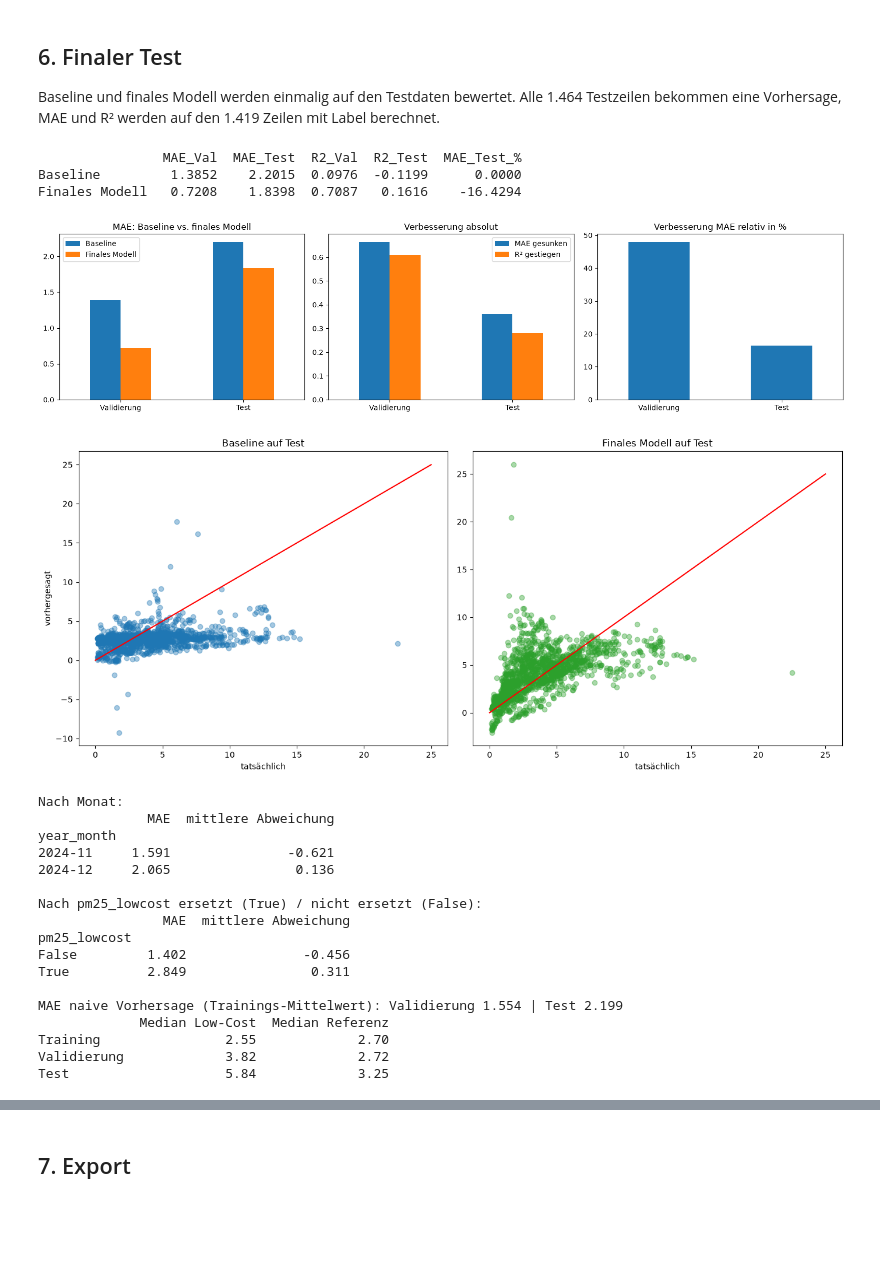
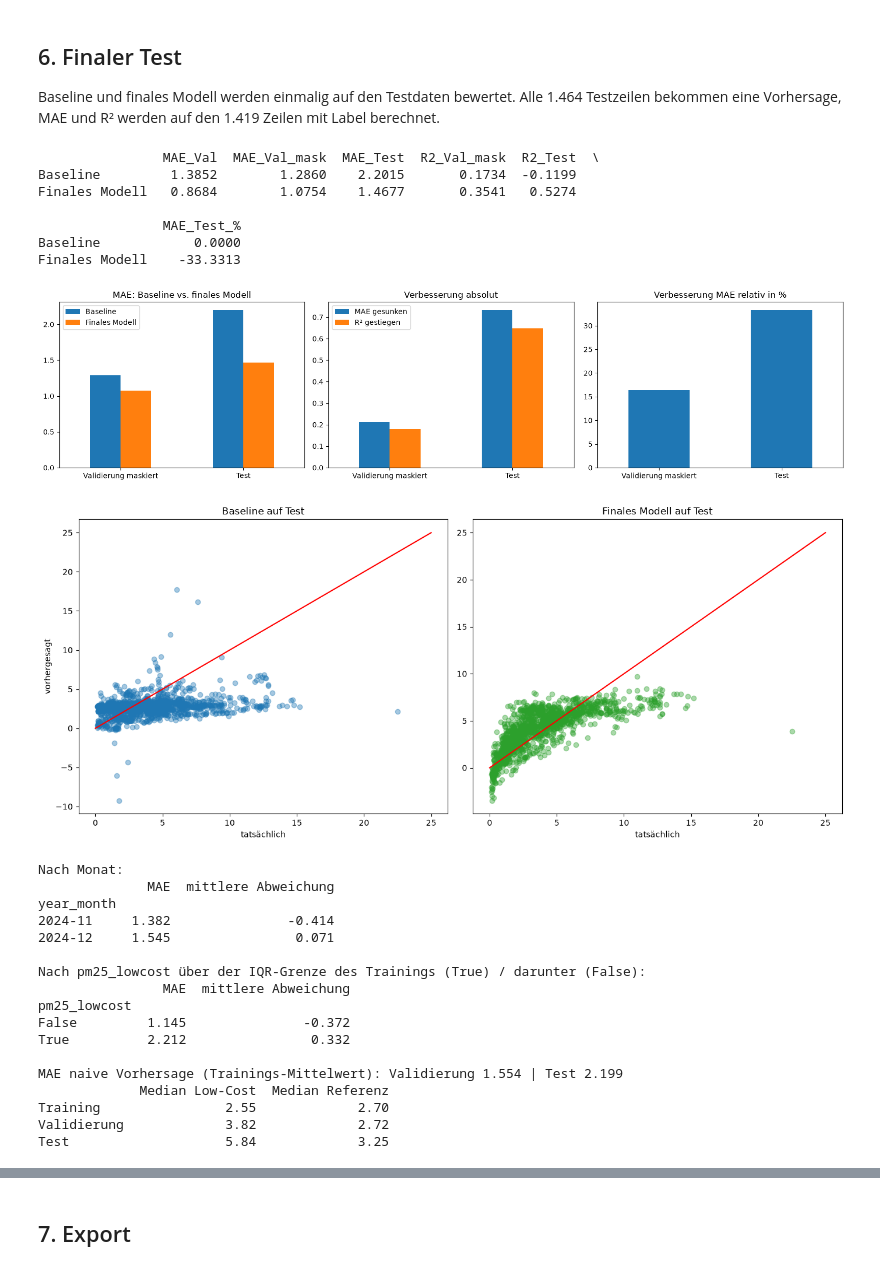
Before and after one commit to kevinvuong04/data-science-26-27, a Jupyter notebook: src/Notebooks/Aufgabe_2_Data_Preparation.ipynb, the cells around one changed output, grey strips where cells are left out. Drawn from its saved outputs; the diff is of its cells as text; code cells hidden in the pictures; blank space fills up the shorter version.

```diff
--- a/src/Notebooks/Aufgabe_2_Data_Preparation.ipynb
+++ b/src/Notebooks/Aufgabe_2_Data_Preparation.ipynb
@@ -196,22 +281,20 @@ def clip_negative(train_df, val_df, test_df):
     for data in [train_df, val_df, test_df]:
         data = data.copy()
         for col in CONC_COLS:
-            data[col] = data[col].clip(lower=0)
+            data.loc[data[col] < 0, col] = 0
         result.append(data)
     return result[0], result[1], result[2]
 
 
-tr, va, te = clip_negative(train_cur, valid_cur, test_cur)
-check_integrity(va, te)
-print(pd.DataFrame({"Train vorher": (train_cur[CONC_COLS] < 0).sum(), "Train nachher": (tr[CONC_COLS] < 0).sum(),
-                    "Test vorher": (test_cur[CONC_COLS] < 0).sum(), "Test nachher": (te[CONC_COLS] < 0).sum()}))
+data_new = run_step(clip_negative, cur)
+check_integrity(data_new)
+print(pd.DataFrame({"Train vorher": (cur[0][CONC_COLS] < 0).sum(), "Train nachher": (data_new[0][CONC_COLS] < 0).sum(),
+                    "Test vorher": (cur[3][CONC_COLS] < 0).sum(), "Test nachher": (data_new[3][CONC_COLS] < 0).sum()}))
 
-r_negativ = evaluate("Negativwerte auf 0", "kumulativ", "negative Konzentrationen auf 0 gesetzt", tr, va)
-r_negativ_iso = evaluate("Negativwerte auf 0", "isoliert", "negative Konzentrationen auf 0 gesetzt", tr, va)
+r_negativ = evaluate("Negativwerte auf 0", "kumulativ", "negative Konzentrationen auf 0 gesetzt", data_new)
+r_negativ_iso = evaluate("Negativwerte auf 0", "isoliert", "negative Konzentrationen auf 0 gesetzt", run_step(clip_negative, original))
 # physikalisch unmögliche Werte werden unabhängig vom MAE korrigiert
-train_cur, valid_cur, test_cur, current = tr, va, te, r_negativ
-path.append(r_negativ)
-adopt(r_negativ, "ja", "Plausibilitätskorrektur, negative Konzentrationen sind unmöglich")
+take_over(r_negativ, data_new, "Plausibilitätskorrektur, negative Konzentrationen sind unmöglich")
 show([baseline, r_negativ])
 # %% [output]
               Train vorher  Train nachher  Test vorher  Test nachher
@@ -767,7 +1043,7 @@ ohne no2                        0.6111
 ## 6. Finaler Test
 Baseline und finales Modell werden einmalig auf den Testdaten bewertet. Alle 1.464 Testzeilen bekommen eine Vorhersage, MAE und R² werden auf den 1.419 Zeilen mit Label berechnet.
 # %%
-def evaluate_test(name, train_df, test_df):
+def evaluate_test(name, train_df, test_df, write_log=True):
     features = feature_columns(train_df)
     median = train_df[features].median()          # nur für die Baseline relevant
     X_train = train_df[features].fillna(median)
@@ -778,79 +1054,86 @@ def evaluate_test(name, train_df, test_df):
     has_label = test_df[LABEL].notnull()
     mae = mean_absolute_error(test_df[LABEL][has_label], prediction[has_label.values])
     r2 = reg.score(X_test[has_label], test_df[LABEL][has_label])
-    with open(LOG_FILE, "a", encoding="utf-8") as log:
-        log.write(f"TEST {name} | {len(test_df)} Zeilen, {has_label.sum()} bewertet | MAE Test {mae:.4f} | R2 Test {r2:.4f}\n")
+    if write_log:
+        with open(LOG_FILE, "a", encoding="utf-8") as log:
+            log.write(f"TEST {name} | {len(test_df)} Zeilen, {has_label.sum()} bewertet | MAE Test {mae:.4f} | R2 Test {r2:.4f}\n")
     return {"MAE_Test": mae, "R2_Test": r2}, prediction
 
 
+train_cur, valid_cur, valid_mask_cur, test_cur = cur
 test_baseline, pred_baseline = evaluate_test("Baseline", train, test)
 test_final, pred_final = evaluate_test("Finales Modell", train_cur, test_cur)
-check_integrity(valid_cur, test_cur)
+check_integrity(cur)
 
 final_overview = pd.DataFrame({
     "MAE_Val": [baseline["MAE_Val"], current["MAE_Val"]],
+    "MAE_Val_mask": [baseline["MAE_Val_mask"], current["MAE_Val_mask"]],
     "MAE_Test": [test_baseline["MAE_Test"], test_final["MAE_Test"]],
-    "R2_Val": [baseline["R2_Val"], current["R2_Val"]],
+    "R2_Val_mask": [baseline["R2_Val_mask"], current["R2_Val_mask"]],
     "R2_Test": [test_baseline["R2_Test"], test_final["R2_Test"]]}, index=["Baseline", "Finales Modell"])
 final_overview["MAE_Test_%"] = (final_overview["MAE_Test"] / test_baseline["MAE_Test"] - 1) * 100
 print(final_overview.round(4))
 
-# Verbesserung gegenüber der Baseline: absolut und relativ, Validierung und Test
-mae_overview = pd.DataFrame({"Baseline": [baseline["MAE_Val"], test_baseline["MAE_Test"]],
-                             "Finales Modell": [current["MAE_Val"], test_final["MAE_Test"]]}, index=["Validierung", "Test"])
+# Verbesserung gegenüber der Baseline: absolut und relativ, Validierung (maskiert) und Test
+mae_overview = pd.DataFrame({"Baseline": [baseline["MAE_Val_mask"], test_baseline["MAE_Test"]],
+                             "Finales Modell": [current["MAE_Val_mask"], test_final["MAE_Test"]]}, index=["Validierung maskiert", "Test"])
 improvement = pd.DataFrame({"MAE gesunken": mae_overview["Baseline"] - mae_overview["Finales Modell"],
-                            "R² gestiegen": [current["R2_Val"] - baseline["R2_Val"], test_final["R2_Test"] - test_baseline["R2_Test"]]})
+                            "R² gestiegen": [current["R2_Val_mask"] - baseline["R2_Val_mask"], test_final["R2_Test"] - test_baseline["R2_Test"]]})
 fig, axs = plt.subplots(1, 3, figsize=(16, 4))
 mae_overview.plot.bar(ax=axs[0], rot=0, title="MAE: Baseline vs. finales Modell")
 improvement.plot.bar(ax=axs[1], rot=0, title="Verbesserung absolut")
 (improvement["MAE gesunken"] / mae_overview["Baseline"] * 100).plot.bar(ax=axs[2], rot=0, title="Verbesserung MAE relativ in %")
 plt.tight_layout()
 plt.show()
 
 has_label = test[LABEL].notnull()
 fig, axs = plt.subplots(1, 2, figsize=(14, 6))
 axs[0].scatter(test.loc[has_label, LABEL], pred_baseline[has_label.values], alpha=0.4)
 axs[0].plot([0, 25], [0, 25], color="red")
 axs[0].set_title("Baseline auf Test")
 axs[0].set_xlabel("tatsächlich")
 axs[0].set_ylabel("vorhergesagt")
 axs[1].scatter(test.loc[has_label, LABEL], pred_final[has_label.values], alpha=0.4, color="tab:green")
 axs[1].plot([0, 25], [0, 25], color="red")
 axs[1].set_title("Finales Modell auf Test")
 axs[1].set_xlabel("tatsächlich")
 plt.tight_layout()
 plt.show()
 
 # Warum ist der Test schlechter als die Validierung? (Abweichung > 0: Modell schätzt zu niedrig)
 error = test[LABEL] - pred_final
 q1, q3 = train["pm25_lowcost"].quantile(0.25), train["pm25_lowcost"].quantile(0.75)
-replaced = test["pm25_lowcost"] > q3 + 1.5 * (q3 - q1)
+above_fence = test["pm25_lowcost"] > q3 + 1.5 * (q3 - q1)
 print("\nNach Monat:")
 print(pd.DataFrame({"MAE": error.abs().groupby(test["year_month"]).mean(), "mittlere Abweichung": error.groupby(test["year_month"]).mean()}).round(3))
-print("\nNach pm25_lowcost ersetzt (True) / nicht ersetzt (False):")
-print(pd.DataFrame({"MAE": error.abs().groupby(replaced).mean(), "mittlere Abweichung": error.groupby(replaced).mean()}).round(3))
+print("\nNach pm25_lowcost über der IQR-Grenze des Trainings (True) / darunter (False):")
+print(pd.DataFrame({"MAE": error.abs().groupby(above_fence).mean(), "mittlere Abweichung": error.groupby(above_fence).mean()}).round(3))
 print("\nMAE naive Vorhersage (Trainings-Mittelwert): Validierung", round(mean_absolute_error(valid[LABEL], [train[LABEL].mean()] * len(valid)), 3),
       "| Test", round(mean_absolute_error(test[LABEL][has_label], [train[LABEL].mean()] * has_label.sum()), 3))
 print(pd.DataFrame({"Median Low-Cost": [train["pm25_lowcost"].median(), valid["pm25_lowcost"].median(), test["pm25_lowcost"].median()],
                     "Median Referenz": [train[LABEL].median(), valid[LABEL].median(), test[LABEL].median()]},
                    index=["Training", "Validierung", "Test"]).round(2))
 # %% [output]
-                MAE_Val  MAE_Test  R2_Val  R2_Test  MAE_Test_%
-Baseline         1.3852    2.2015  0.0976  -0.1199      0.0000
-Finales Modell   0.7208    1.8398  0.7087   0.1616    -16.4294
+                MAE_Val  MAE_Val_mask  MAE_Test  R2_Val_mask  R2_Test  \
+Baseline         1.3852        1.2860    2.2015       0.1734  -0.1199
+Finales Modell   0.8684        1.0754    1.4677       0.3541   0.5274
+
+                MAE_Test_%
+Baseline            0.0000
+Finales Modell    -33.3313
-[figure, old version]
+[figure, new version]
-[figure, old version]
+[figure, new version]
 Nach Monat:
               MAE  mittlere Abweichung
 year_month
-2024-11     1.591               -0.621
-2024-12     2.065                0.136
+2024-11     1.382               -0.414
+2024-12     1.545                0.071
 
-Nach pm25_lowcost ersetzt (True) / nicht ersetzt (False):
+Nach pm25_lowcost über der IQR-Grenze des Trainings (True) / darunter (False):
                 MAE  mittlere Abweichung
 pm25_lowcost
-False         1.402               -0.456
-True          2.849                0.311
+False         1.145               -0.372
+True          2.212                0.332
 
 MAE naive Vorhersage (Trainings-Mittelwert): Validierung 1.554 | Test 2.199
              Median Low-Cost  Median Referenz
```
Also changed, not shown: parts of 66 cells of this notebook, 5 other files.
